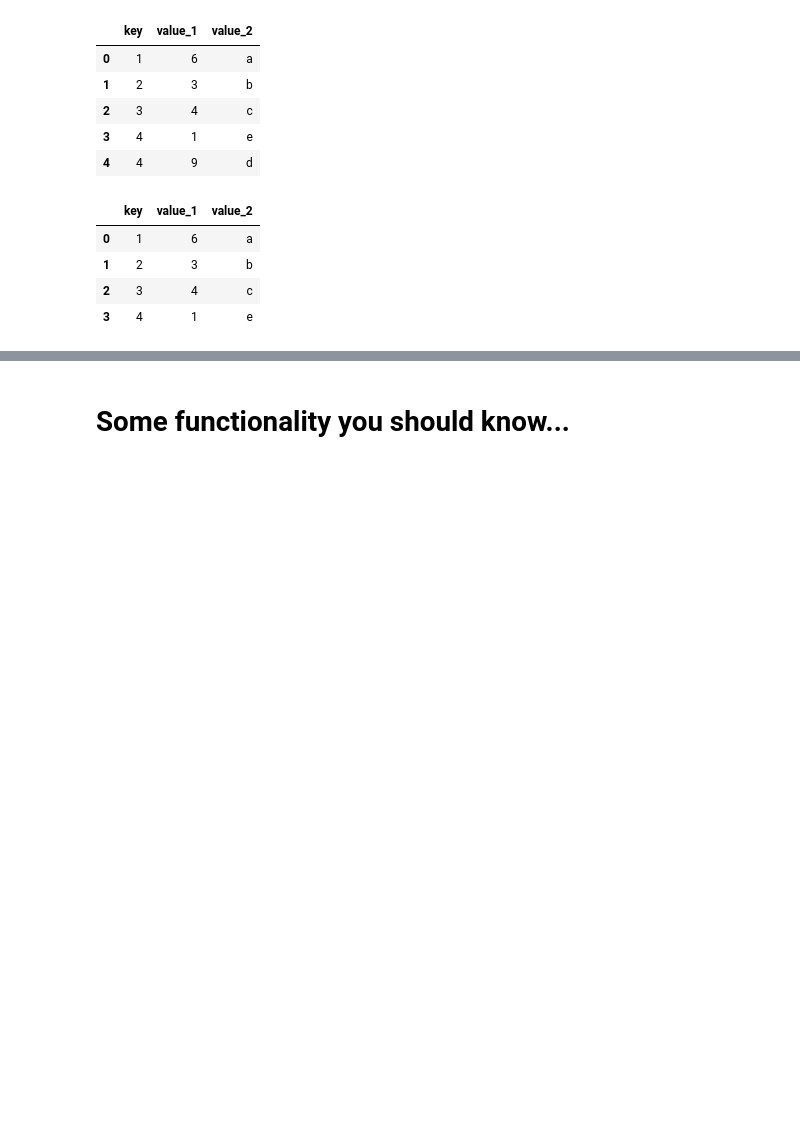
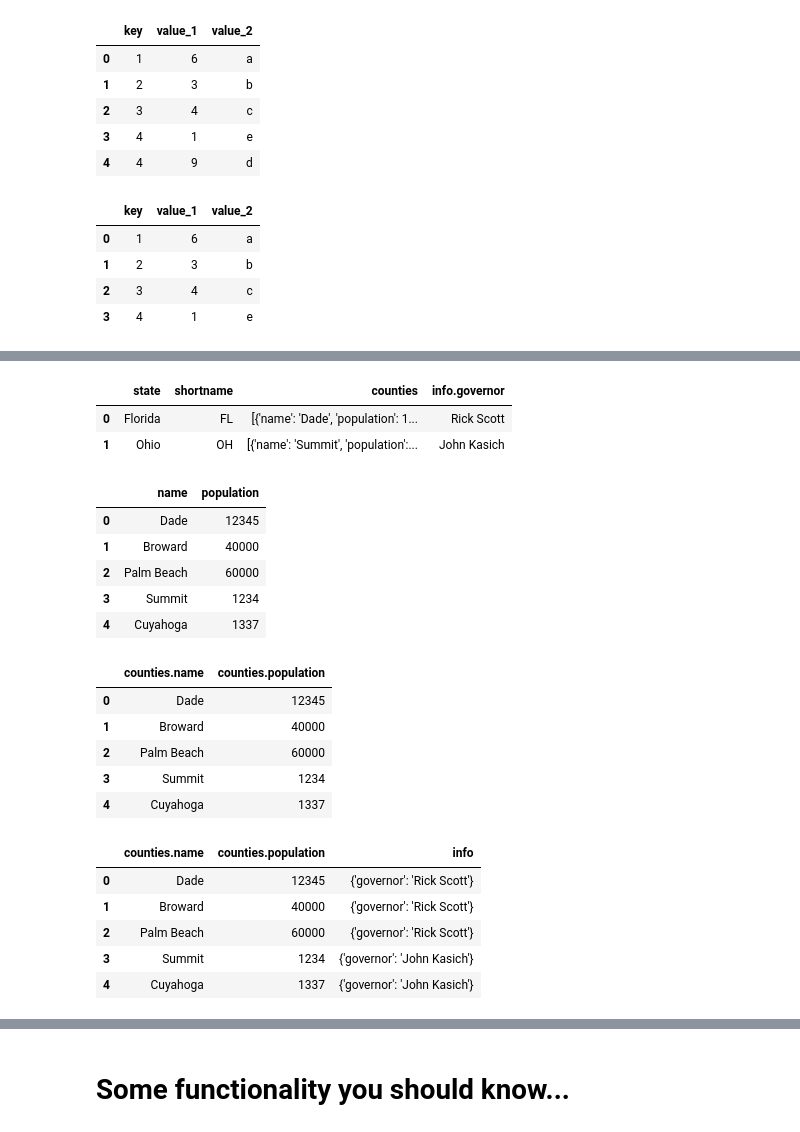
Before and after one commit to YLTsai0609/pandas_101, a Jupyter notebook: Solution.ipynb, the cells around one changed output, grey strips where cells are left out. Drawn from its saved outputs; the diff is of its cells as text; code cells hidden in the pictures; blank space fills up the shorter version.

```diff
--- a/Solution.ipynb
+++ b/Solution.ipynb
@@ -1682,0 +1792,60 @@ Wall time: 3.74 s
+# %%
+data = [
+    # list of record, level 1
+    {
+        "state": "Florida",
+        "shortname": "FL",
+        # mata
+        "info": {"governor": "Rick Scott"},
+        # list of record, level 2
+        "counties": [
+            {"name": "Dade", "population": 12345},
+            {"name": "Broward", "population": 40000},
+            {"name": "Palm Beach", "population": 60000},
+        ],
+    },
+    {
+        "state": "Ohio",
+        "shortname": "OH",
+        "info": {"governor": "John Kasich"},
+        "counties": [
+            {"name": "Summit", "population": 1234},
+            {"name": "Cuyahoga", "population": 1337},
+        ],
+    },
+]
+
+
+display(
+    pd.json_normalize(data,record_path=None),
+    pd.json_normalize(data,record_path='counties'),
+    pd.json_normalize(data,record_path='counties',record_prefix='counties.'),
+    pd.json_normalize(
+        data,
+        record_path='counties',
+        record_prefix='counties.',
+        meta=['info'], # if you dont want to unpact that
+    ),
+)
+# %% [output]
+|  | state | shortname | counties | info.governor |
+| 0 | Florida | FL | [{'name': 'Dade', 'population': 1... | Rick Scott |
+| 1 | Ohio | OH | [{'name': 'Summit', 'population':... | John Kasich |
+|  | name | population |
+| 0 | Dade | 12345 |
+| 1 | Broward | 40000 |
+| 2 | Palm Beach | 60000 |
+| 3 | Summit | 1234 |
+| 4 | Cuyahoga | 1337 |
+|  | counties.name | counties.population |
+| 0 | Dade | 12345 |
+| 1 | Broward | 40000 |
+| 2 | Palm Beach | 60000 |
+| 3 | Summit | 1234 |
+| 4 | Cuyahoga | 1337 |
+|  | counties.name | counties.population | info |
+| 0 | Dade | 12345 | {'governor': 'Rick Scott'} |
+| 1 | Broward | 40000 | {'governor': 'Rick Scott'} |
+| 2 | Palm Beach | 60000 | {'governor': 'Rick Scott'} |
+| 3 | Summit | 1234 | {'governor': 'John Kasich'} |
+| 4 | Cuyahoga | 1337 | {'governor': 'John Kasich'} |
```
Also changed, not shown: parts of 48 cells of this notebook, 12 other files.
